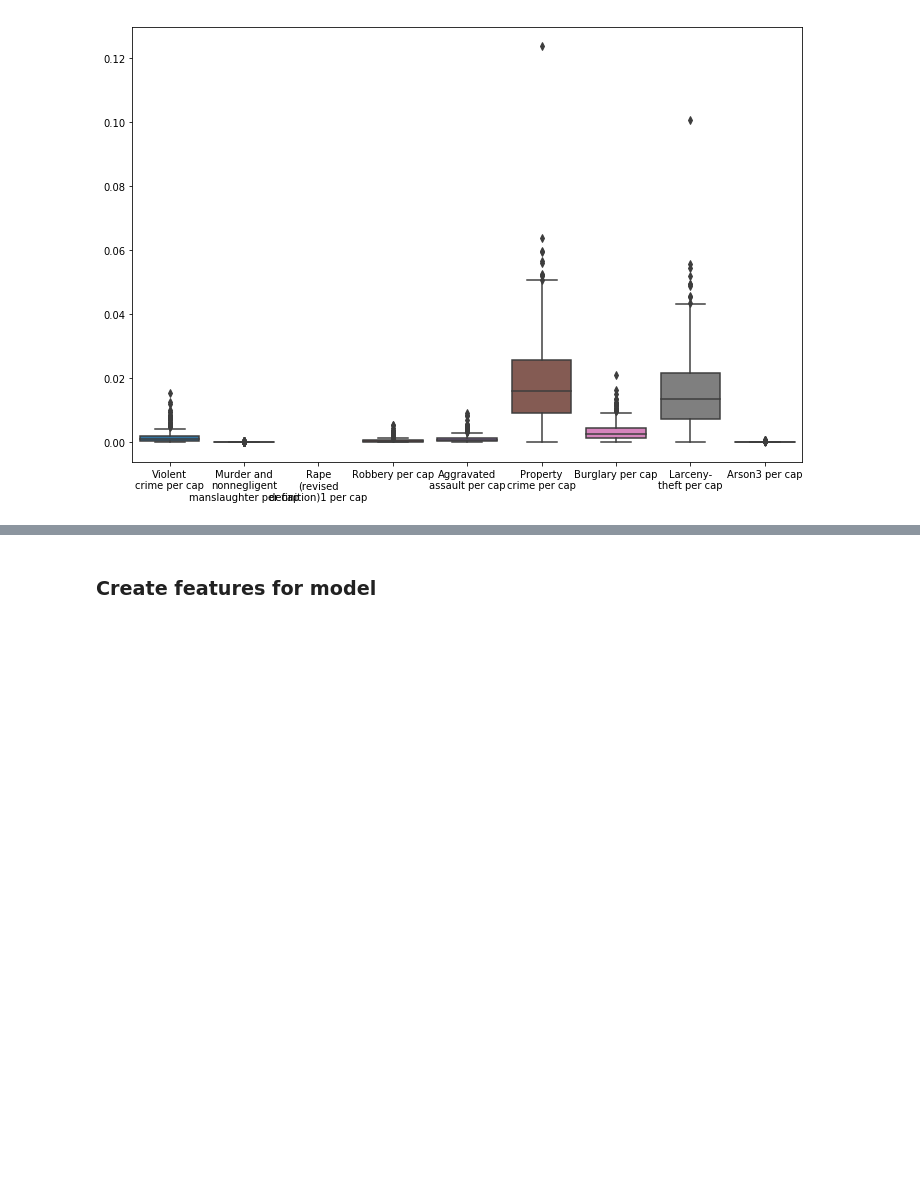
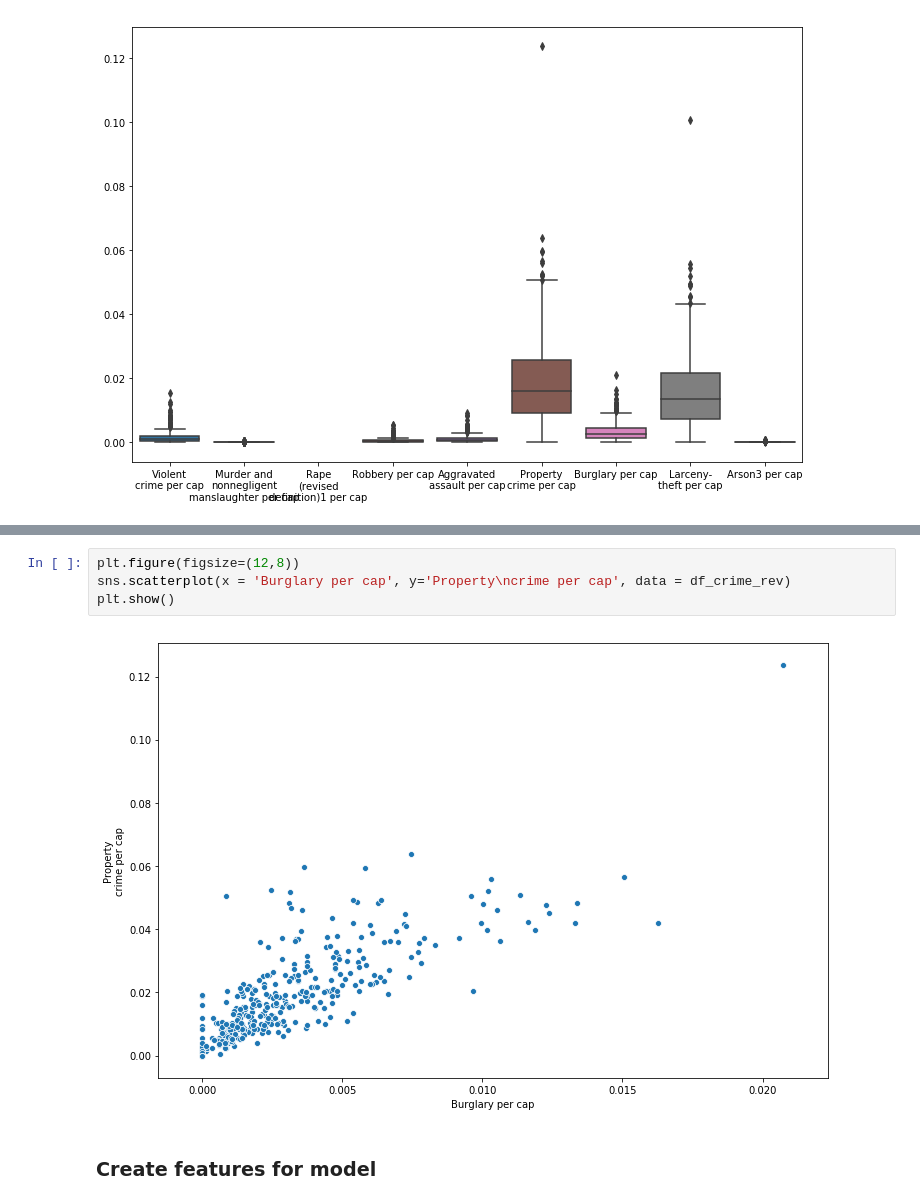
Before and after one commit to kylemcorliss/Thinkful, a Jupyter notebook: Assignments/Supervised Learning (U2)/Challenge - make your own regression model (U2,L4,P4).ipynb, the cells around one changed output, grey strips where cells are left out. Cells and saved outputs as stored; diff of their text form; blank space fills up the shorter version.

```diff
--- a/Assignments/Supervised Learning (U2)/Challenge - make your own regression model (U2,L4,P4).ipynb
+++ b/Assignments/Supervised Learning (U2)/Challenge - make your own regression model (U2,L4,P4).ipynb
@@ -86,3 +92,9 @@ plt.show()
+# %%
+plt.figure(figsize=(12,8))
+sns.scatterplot(x = 'Burglary per cap', y='Property\ncrime per cap', data = df_crime_rev)
+plt.show()
+# %% [output]
+[figure, added]
 # %% [markdown]
 ### Create features for model
 # %%
```
Also changed, not shown: parts of 1 cell of this notebook.
